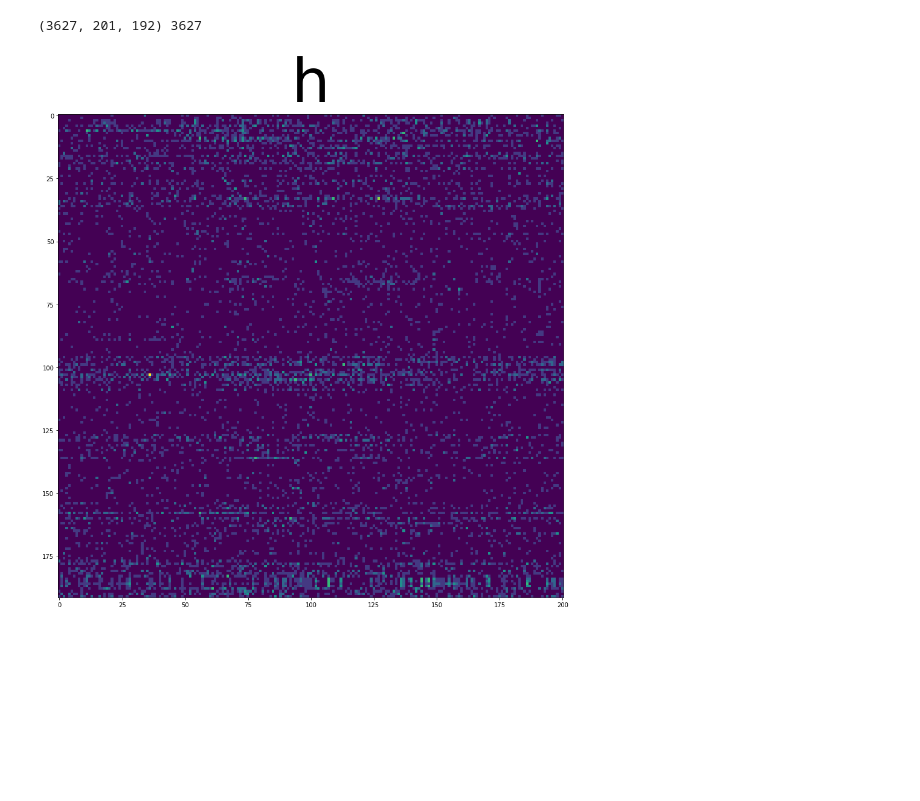
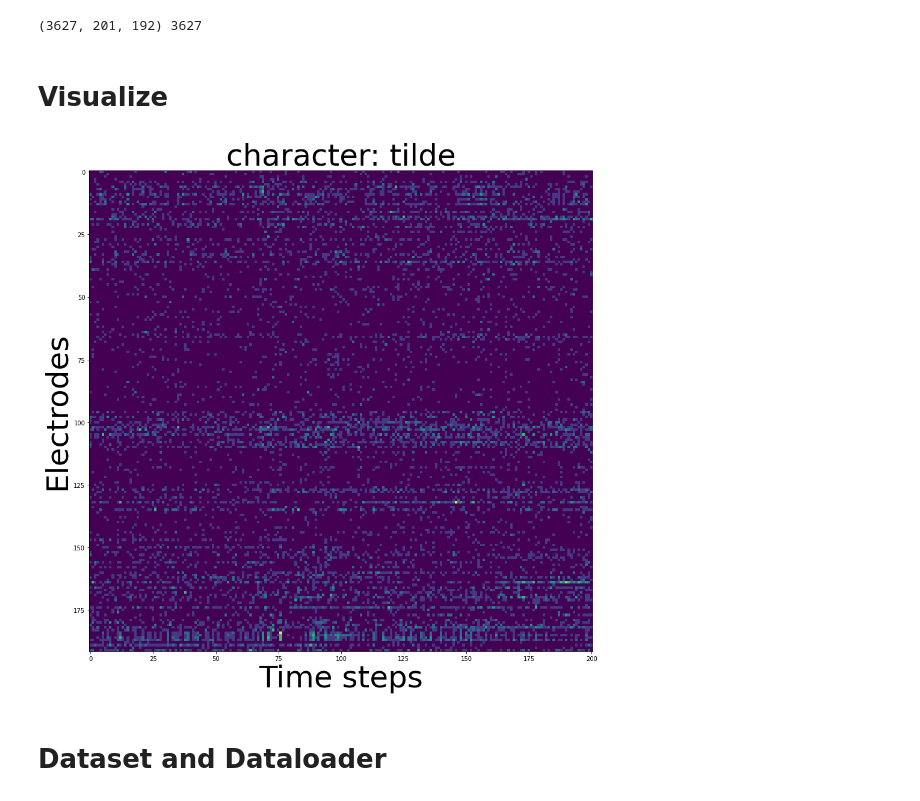
Before and after one commit to AnukoolPurohit/NMA-HandWriting-BCI, a Jupyter notebook: nbs/02_Exploration.ipynb, the cells around one changed output. Saved outputs shown, nothing was run; the diff lists cells and outputs as text; code cells hidden in the pictures; blank space fills up the shorter version.

Commit message:
Feat: Add Label Encoder(preprocessing), Dataset, and Dataloader

```diff
--- a/nbs/02_Exploration.ipynb
+++ b/nbs/02_Exploration.ipynb
@@ -15,5 +25,5 @@ from scipy.io import loadmat
 # %%
 PATH = Path("/home/anukoolpurohit/Documents/AnukoolPurohit/Datasets/HandwritingBCI/handwriting-bci/handwritingBCIData")
 # %%
-dataset, labels = get_dataset(PATH)
+data, labels = get_dataset(PATH)
 # %%
@@ -21,12 +31,24 @@ print(dataset.shape, len(labels))
 # %% [output]
 (3627, 201, 192) 3627
+# %% [markdown]
+# Visualize
 # %%
-def plot_raster(dataset, index):
-    plt.figure(figsize=(15, 15))
-    plt.imshow(dataset[index].T)
-    plt.title(labels[index],size=100)
+def plot_electrode_data(data, label, index = None, title_size = 50,
+                        figsize=(15, 15), deproc_label=None):
+    if index is not None:
+        data = data[index]
+        label = label[index]
+    if deproc_label:
+        label = deproc_label(label)
+    plt.figure(figsize=figsize)
+    plt.imshow(data.T)
+    plt.title(f"character: {label}",size=title_size)
+    plt.xlabel("Time steps", size= title_size)
+    plt.ylabel("Electrodes", size=title_size)
     plt.show()
 # %%
-plot_raster(dataset, 100)
+plot_electrode_data(data, labels,  0)
 # %% [output]
-[figure, old version]
+[figure, new version]
+# %% [markdown]
+# Dataset and Dataloader
```
Also changed, not shown: parts of 15 cells of this notebook, 10 other files.
